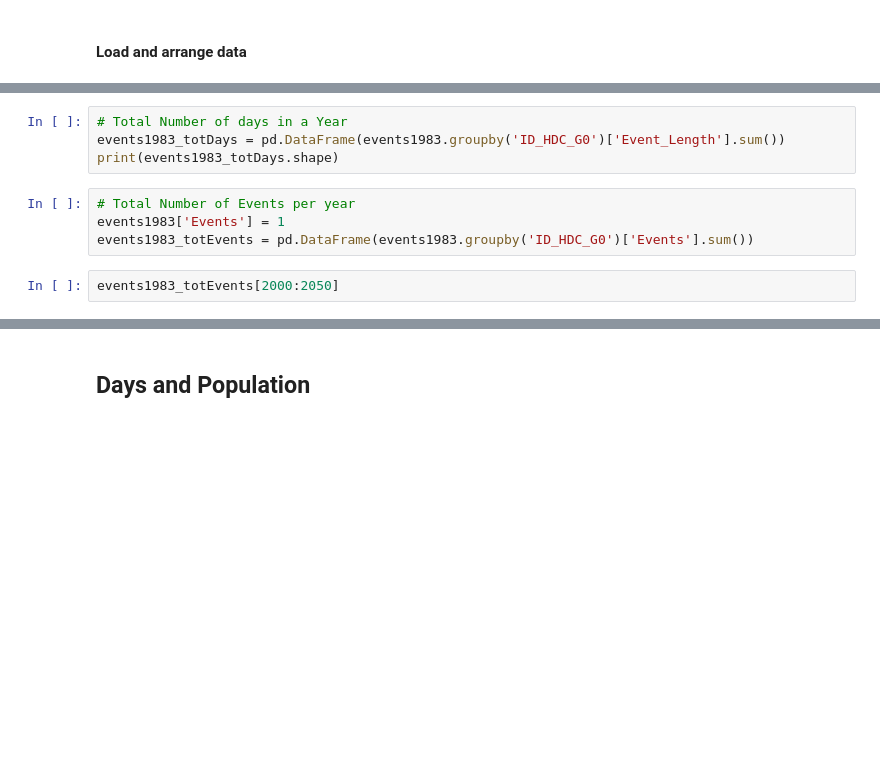
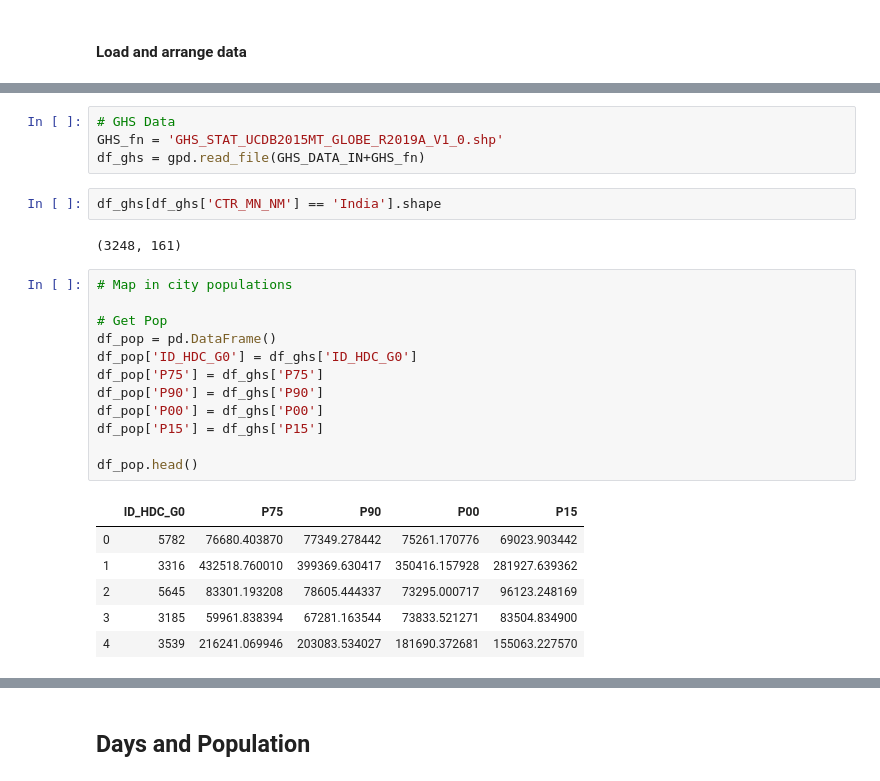
Before and after one commit to ecohydro/GlobalUrbanHeat, a Jupyter notebook: Notebooks/cpt_Figures.ipynb, the cells around one changed output, grey strips where cells are left out. Drawn from its saved outputs; the diff is of its cells as text; blank space fills up the shorter version.

```diff
--- a/Notebooks/cpt_Figures.ipynb
+++ b/Notebooks/cpt_Figures.ipynb
@@ -85,10 +45,27 @@ Name: Event_Length, Length: 87, dtype: int64
-# %%
-# Total Number of days in a Year
-events1983_totDays = pd.DataFrame(events1983.groupby('ID_HDC_G0')['Event_Length'].sum())
-print(events1983_totDays.shape)
-# %%
-# Total Number of Events per year
-events1983['Events'] = 1
-events1983_totEvents = pd.DataFrame(events1983.groupby('ID_HDC_G0')['Events'].sum())
-# %%
-events1983_totEvents[2000:2050]
+# %%
+# GHS Data
+GHS_fn = 'GHS_STAT_UCDB2015MT_GLOBE_R2019A_V1_0.shp'
+df_ghs = gpd.read_file(GHS_DATA_IN+GHS_fn)
+# %%
+df_ghs[df_ghs['CTR_MN_NM'] == 'India'].shape
+# %% [output]
+(3248, 161)
+# %%
+# Map in city populations
+
+# Get Pop
+df_pop = pd.DataFrame()
+df_pop['ID_HDC_G0'] = df_ghs['ID_HDC_G0']
+df_pop['P75'] = df_ghs['P75']
+df_pop['P90'] = df_ghs['P90']
+df_pop['P00'] = df_ghs['P00']
+df_pop['P15'] = df_ghs['P15']
+
+df_pop.head()
+# %% [output]
+|  | ID_HDC_G0 | P75 | P90 | P00 | P15 |
+| 0 | 5782 | 76680.403870 | 77349.278442 | 75261.170776 | 69023.903442 |
+| 1 | 3316 | 432518.760010 | 399369.630417 | 350416.157928 | 281927.639362 |
+| 2 | 5645 | 83301.193208 | 78605.444337 | 73295.000717 | 96123.248169 |
+| 3 | 3185 | 59961.838394 | 67281.163544 | 73833.521271 | 83504.834900 |
+| 4 | 3539 | 216241.069946 | 203083.534027 | 181690.372681 | 155063.227570 |
```
Also changed, not shown: parts of 26 cells of this notebook.
